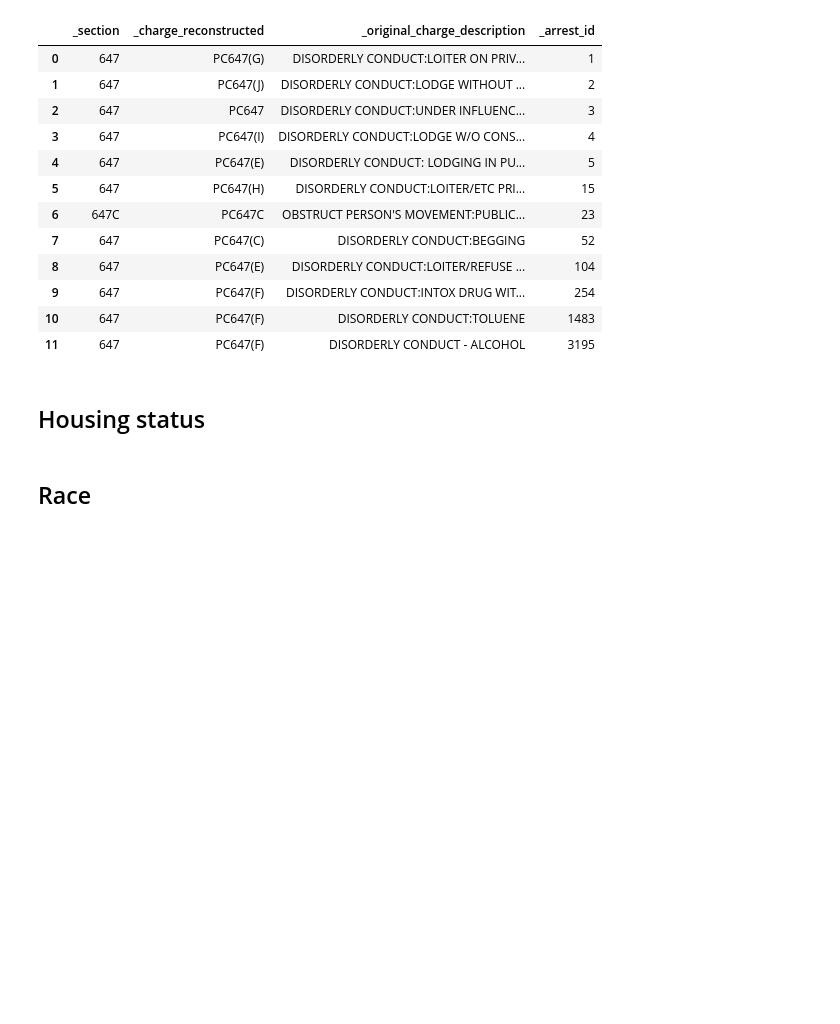
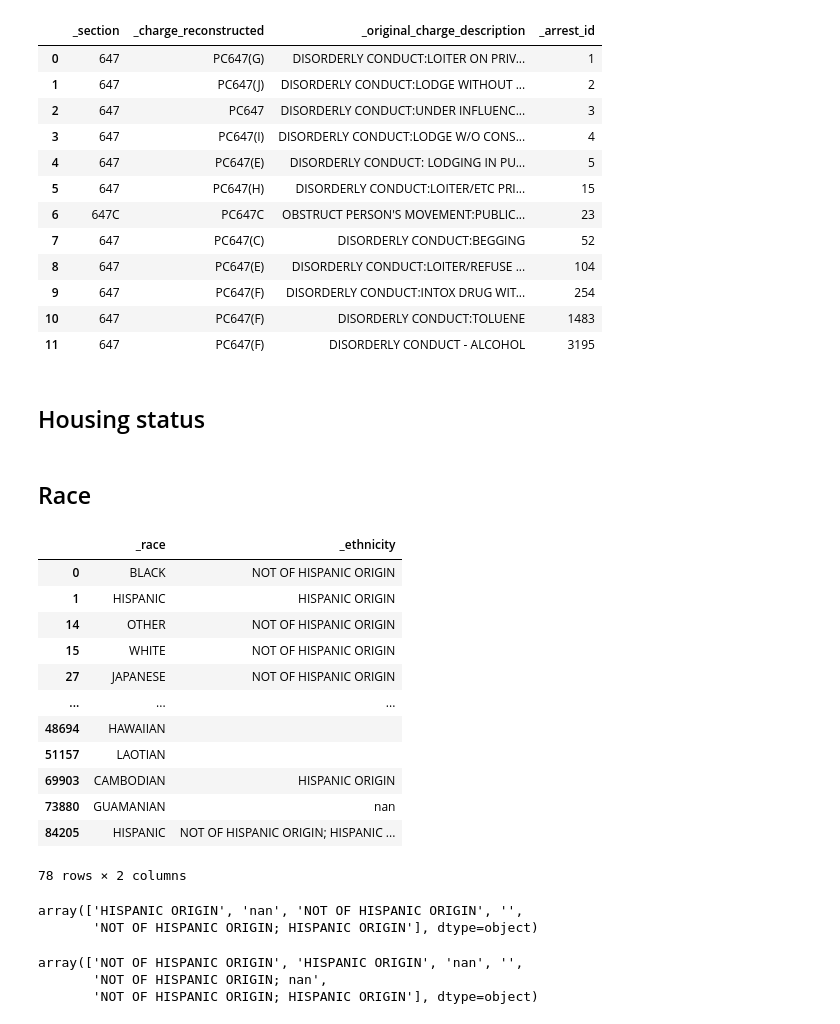
Before and after one commit to cirlabs/homelessness-arrest-data, a Jupyter notebook: CA/Oakland/02_clean/01_clean.ipynb, the cells around one changed output. Cells and saved outputs as stored; diff of their text form; code cells hidden in the pictures; blank space fills up the shorter version.

```diff
--- a/CA/Oakland/02_clean/01_clean.ipynb
+++ b/CA/Oakland/02_clean/01_clean.ipynb
@@ -818,4 +814,7 @@ processed_df[processed_df['_disorder'] == True].groupby(
 | 11 | 647 | PC647(F) | DISORDERLY CONDUCT - ALCOHOL | 3195 |
 # %% [markdown]
 ## Housing status
+# %%
+person_data = pd.read_csv(
+    '../04_outputs/c00_person_data.csv', dtype=str,parse_dates=['Arr_DateTime'], keep_default_na=False)
 # %%
@@ -830,4 +829,4 @@ processed_df.loc[processed_df['_subcategory'] ==
 # %%
-processed_df['_housing_status'].fillna('housed', inplace=True)
+person_data['_housing_status'].fillna('housed', inplace=True)
 # %% [markdown]
 ## Race
@@ -846,0 +833,21 @@ race_df = pd.merge(race_ethnicity_per_arrest, race_mapping,
+# %%
+person_data[['_race', '_ethnicity']].drop_duplicates()
+# %% [output]
+|  | _race | _ethnicity |
+| 0 | BLACK | NOT OF HISPANIC ORIGIN |
+| 1 | HISPANIC | HISPANIC ORIGIN |
+| 14 | OTHER | NOT OF HISPANIC ORIGIN |
+| 15 | WHITE | NOT OF HISPANIC ORIGIN |
+| 27 | JAPANESE | NOT OF HISPANIC ORIGIN |
+| ... | ... | ... |
+| 48694 | HAWAIIAN |  |
+| 51157 | LAOTIAN |  |
+| 69903 | CAMBODIAN | HISPANIC ORIGIN |
+| 73880 | GUAMANIAN | nan |
+| 84205 | HISPANIC | NOT OF HISPANIC ORIGIN; HISPANIC ... |
+78 rows × 2 columns
+# %%
+person_data[person_data['_race'] == 'HISPANIC']['_ethnicity'].unique()
+# %% [output]
+array(['HISPANIC ORIGIN', 'nan', 'NOT OF HISPANIC ORIGIN', '',
+       'NOT OF HISPANIC ORIGIN; HISPANIC ORIGIN'], dtype=object)
@@ -846,0 +882,6 @@ race_df = pd.merge(race_ethnicity_per_arrest, race_mapping,
+# %%
+person_data['_ethnicity'].unique()
+# %% [output]
+array(['NOT OF HISPANIC ORIGIN', 'HISPANIC ORIGIN', 'nan', '',
+       'NOT OF HISPANIC ORIGIN; nan',
+       'NOT OF HISPANIC ORIGIN; HISPANIC ORIGIN'], dtype=object)
```
Also changed, not shown: parts of 23 cells of this notebook, 2 other files.
